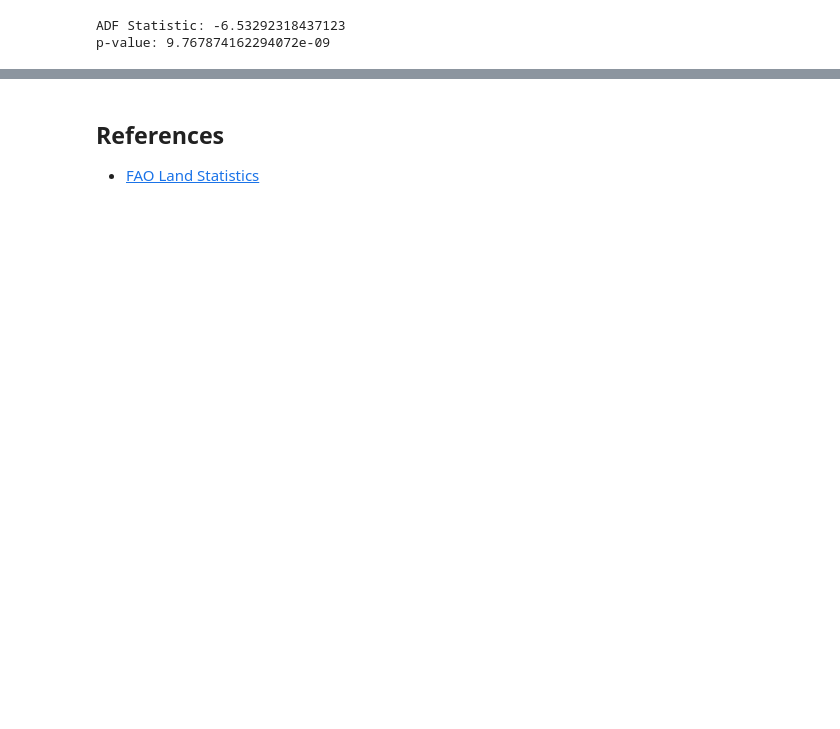
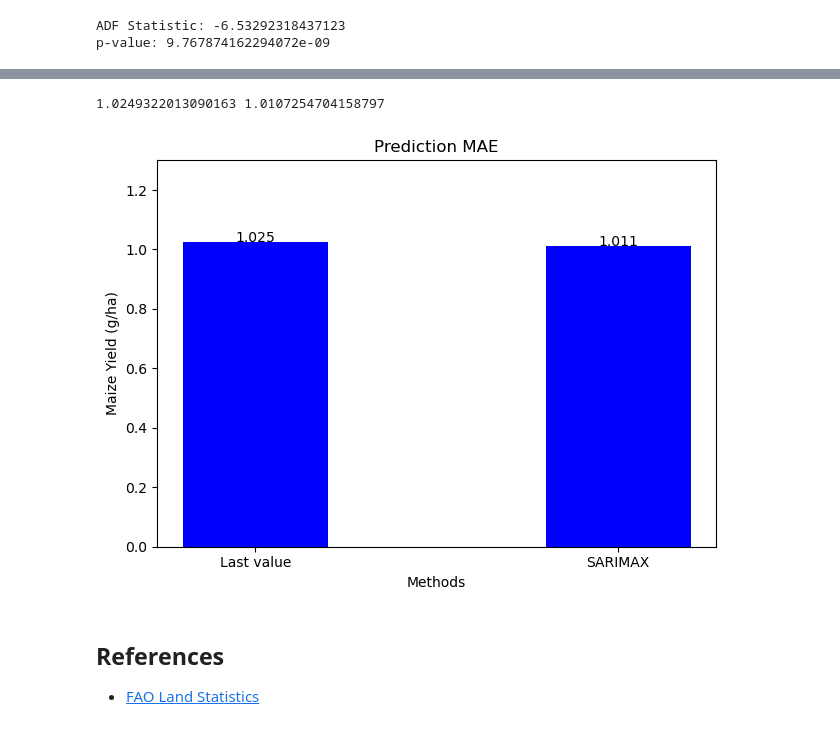
Before and after one commit to luigiselmi/climate, a Jupyter notebook: iia/fao/faostat.ipynb, the cells around one changed output, grey strips where cells are left out. Cells and saved outputs as stored; diff of their text form; code cells hidden in the pictures; blank space fills up the shorter version.

```diff
--- a/iia/fao/faostat.ipynb
+++ b/iia/fao/faostat.ipynb
@@ -276,0 +390,8 @@ def optimize_SARIMAX(endog: Union[pd.Series, list], exog: Union[pd.Series, list]
+# %%
+WINDOW = 1
+pred_last_value = recursive_forecast(target_train, train_exog[:'2017'], TRAIN_LEN, HORIZON, WINDOW, 'last')
+pred_SARIMAX = recursive_forecast(target_train, train_exog[:'2017'], TRAIN_LEN, HORIZON, WINDOW, 'SARIMAX')
+# %%
+pred_df['pred_last_value'] = pred_last_value
+pred_df['pred_SARIMAX'] = pred_SARIMAX
+pred_df
@@ -277,3 +406,26 @@ def optimize_SARIMAX(endog: Union[pd.Series, list], exog: Union[pd.Series, list]
+# %%
+def mape(y_obs, y_pred):
+    return np.mean(np.abs((y_obs - y_pred) / y_obs)) * 100
+# %%
+mape_last = mape(pred_df.actual, pred_df.pred_last_value)
+mape_SARIMAX = mape(pred_df.actual, pred_df.pred_SARIMAX)
+print(mape_last, mape_SARIMAX)
+# %% [output]
+1.0249322013090163 1.0107254704158797
+# %%
+fig, ax = plt.subplots()
+x = ['Last value', 'SARIMAX']
+y = [mape_last, mape_SARIMAX]
+ax.bar(x, y, width=0.4, color='blue')
+ax.set_title('Prediction MAE')
+ax.set_xlabel('Methods')
+ax.set_ylabel('Maize Yield (g/ha)')
+ax.set_ylim(0, 1.3)
+for index, value in enumerate(y):
+    plt.text(x=index, y = value + 0.001, s=str(round(value, 3)), ha='center')
+plt.tight_layout()
+# %% [output]
+[figure, added]
 # %% [markdown]
 ## References
 * [FAO Land Statistics](https://www.fao.org/3/cb2860en/cb2860en.pdf)
```
Also changed, not shown: parts of 17 cells of this notebook.
